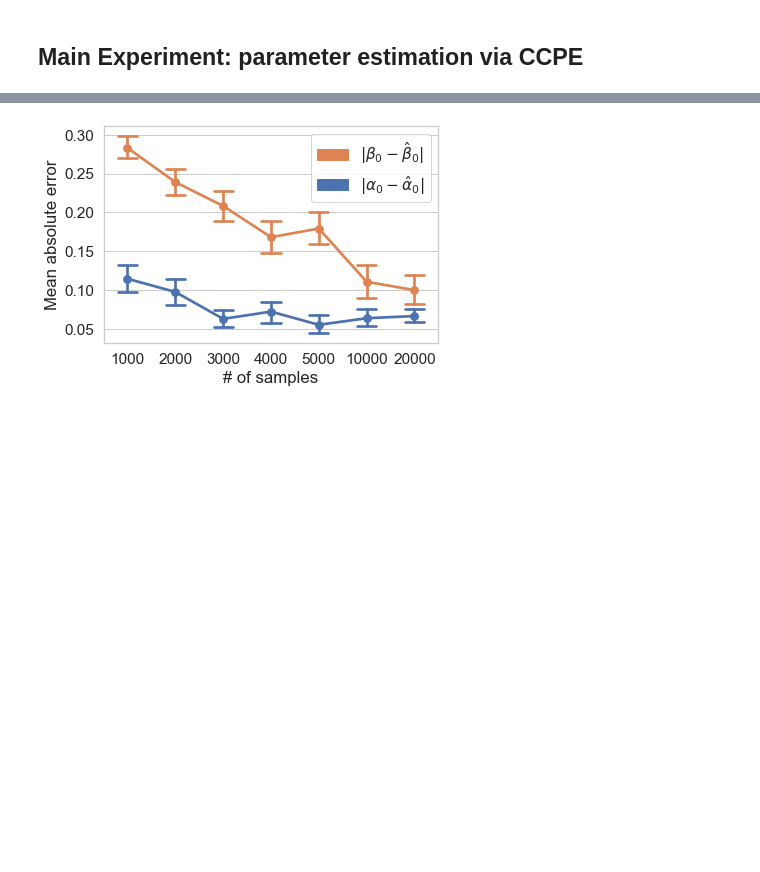
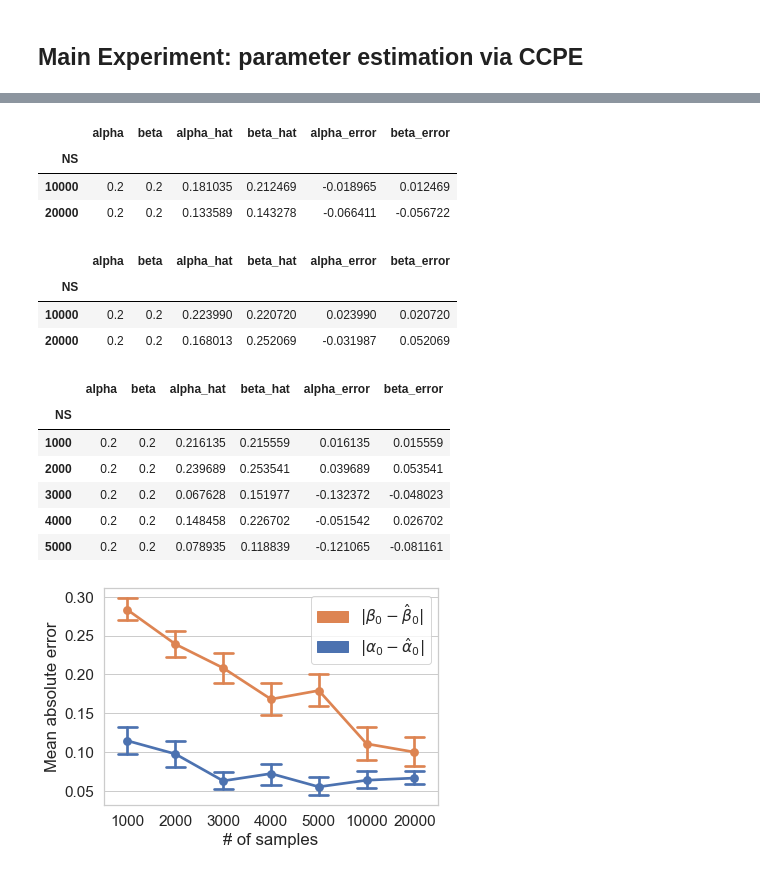
Before and after one commit to lguerdan/counterfactual-decision-support, a Jupyter notebook: experiments.ipynb, the cells around one changed output, grey strips where cells are left out. Cells and saved outputs as stored; diff of their text form; code cells hidden in the pictures; blank space fills up the shorter version.

```diff
--- a/experiments.ipynb
+++ b/experiments.ipynb
@@ -557,6 +317,19 @@ alpha & beta & model &           \\
 # %% [markdown]
 ## Main Experiment: parameter estimation via CCPE
 # %%
-SAMPLE_SIZES = [1000, 2000, 3000, 4000, 5000, 10000, 20000]
-exp_results, py_results = ccpe_benchmark_exp(SAMPLE_SIZES, N_RUNS=150, K=1, n_epochs=30)
-result_df = get_ccpe_result_df(do=1, exp_results=exp_results)
+SAMPLE_SIZES = [10000, 20000]
+env = {
+    'Y0_PDF': '2D_linsep_intervention',
+    'Y1_PDF': '2D_linsep_baseline',
+    'PI_PDF': '6cov_linear'
+}
+shalt = {
+    'Y0_PDF': 'shalt_6cov_baseline',
+    'Y1_PDF': 'shalt_6cov_intervention',
+    'PI_PDF': '6cov_linear'
+}
+configs=[{
+    'alpha': .2,
+    'beta': .2
+}]
+ccperesults = ccpe_benchmark_exp(env, configs, SAMPLE_SIZES, N_RUNS=5, n_epochs=20)
@@ -563,3 +343,27 @@ result_df = get_ccpe_result_df(do=1, exp_results=exp_results)
+# %%
+pd.DataFrame(ccperesults).groupby('NS').mean()
+# %% [output]
+|  | alpha | beta | alpha_hat | beta_hat | alpha_error | beta_error |
+| NS |  |  |  |  |  |  |
+| 10000 | 0.2 | 0.2 | 0.181035 | 0.212469 | -0.018965 | 0.012469 |
+| 20000 | 0.2 | 0.2 | 0.133589 | 0.143278 | -0.066411 | -0.056722 |
+# %%
+pd.DataFrame(ccperesults).groupby('NS').mean()
+# %% [output]
+|  | alpha | beta | alpha_hat | beta_hat | alpha_error | beta_error |
+| NS |  |  |  |  |  |  |
+| 10000 | 0.2 | 0.2 | 0.223990 | 0.220720 | 0.023990 | 0.020720 |
+| 20000 | 0.2 | 0.2 | 0.168013 | 0.252069 | -0.031987 | 0.052069 |
+# %%
+pd.DataFrame(ccperesults).groupby('NS').mean()
+# %% [output]
+|  | alpha | beta | alpha_hat | beta_hat | alpha_error | beta_error |
+| NS |  |  |  |  |  |  |
+| 1000 | 0.2 | 0.2 | 0.216135 | 0.215559 | 0.016135 | 0.015559 |
+| 2000 | 0.2 | 0.2 | 0.239689 | 0.253541 | 0.039689 | 0.053541 |
+| 3000 | 0.2 | 0.2 | 0.067628 | 0.151977 | -0.132372 | -0.048023 |
+| 4000 | 0.2 | 0.2 | 0.148458 | 0.226702 | -0.051542 | 0.026702 |
+| 5000 | 0.2 | 0.2 | 0.078935 | 0.118839 | -0.121065 | -0.081161 |
 # %%
 result_df = pd.read_csv('results/R7_K=1_N_RUNS=150_n_epochs=30_d0.csv')
 result_df = result_df[result_df['aggregate'] == False]
```
Also changed, not shown: parts of 19 cells of this notebook, 1 other file.
